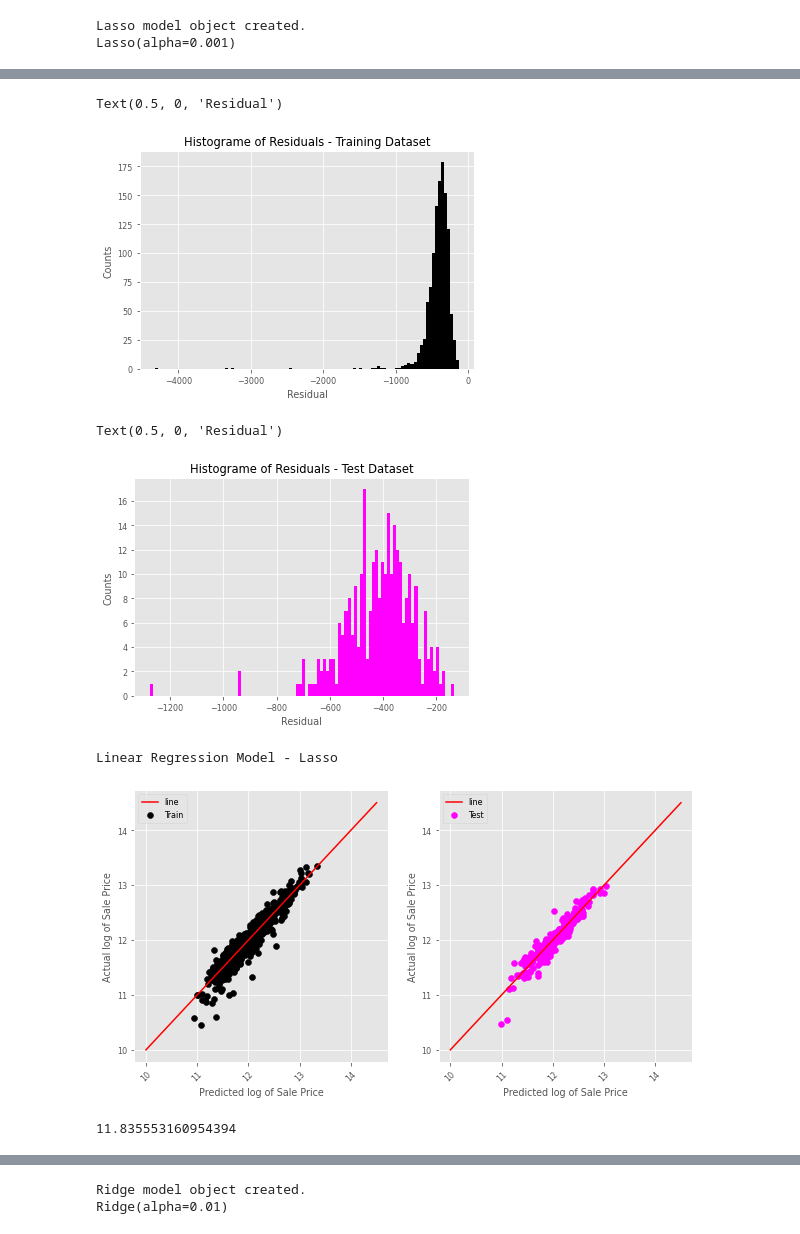
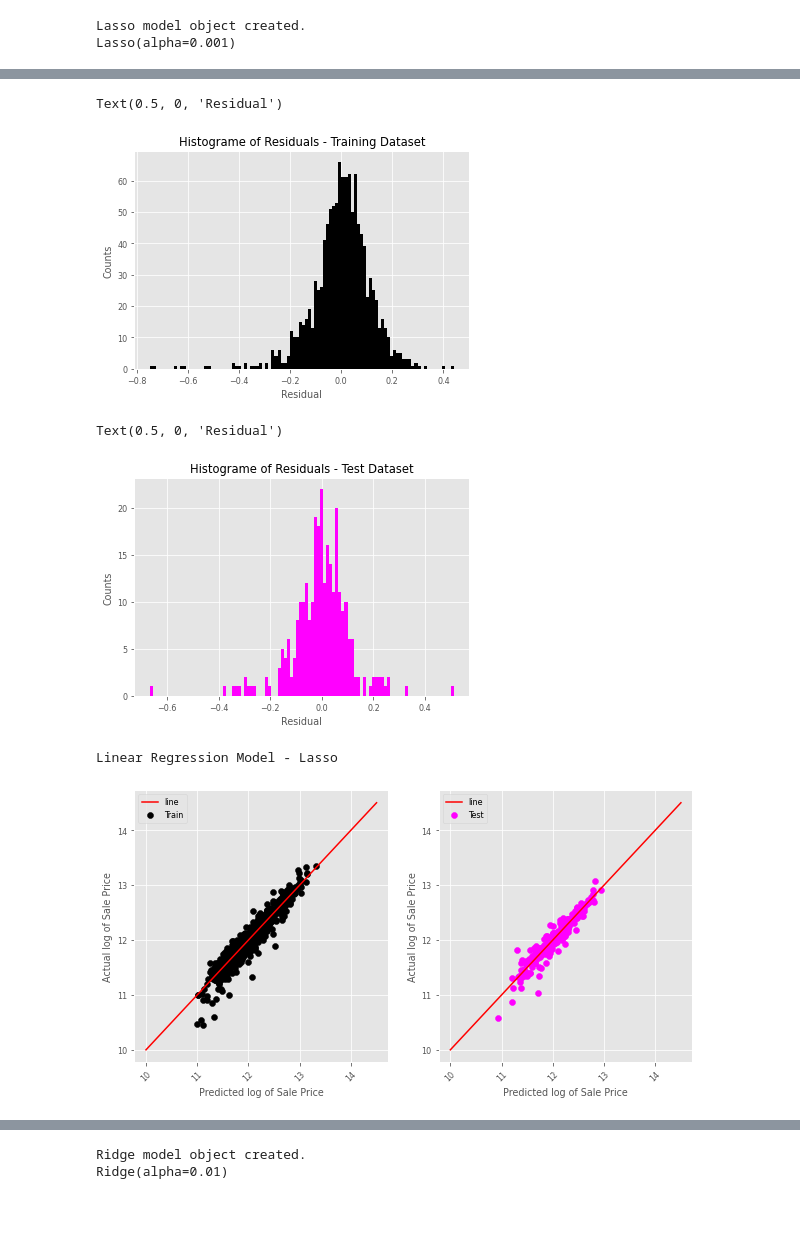
Before and after one commit to flyingcape/Ames_Iowa_HousePrices_Regression, a Jupyter notebook: ML_Project_LinearModels.ipynb, the cells around one changed output, grey strips where cells are left out. Drawn from its saved outputs; the diff is of its cells as text; code cells hidden in the pictures.

```diff
--- a/ML_Project_LinearModels.ipynb
+++ b/ML_Project_LinearModels.ipynb
@@ -387,7 +385,7 @@ def get_lasso_model(X, Y):
     lasso_gs.set_params(normalize=False)
 
     params = {
-        "alpha": [0.001, 0.002, 0.003, 0.004, 0.005, 0.007, 0.01]
+        "alpha": [0.001, 0.002, 0.003, 0.004, 0.005, 0.006, 0.007, 0.008, 0.009, 0.01]
     }
 
     gs = GridSearchCV(lasso_gs, params, scoring = 'r2', cv=skfold)
@@ -591,25 +606,25 @@ RMSE: $ 19293.257030216177
 # %%
-residuals_train = get_residuals(lasso_model, X_train, y_train)
+residuals_train = get_residuals(lasso_model, X_train_scaled, y_train)
 plt.hist(residuals_train, 100, facecolor = 'black');
 plt.title('Histograme of Residuals - Training Dataset')
 plt.ylabel('Counts')
 plt.xlabel('Residual')
 # %% [output]
 Text(0.5, 0, 'Residual')
-[figure, old version]
+[figure, new version]
 # %%
-residuals_test = get_residuals(lasso_model, X_test, y_test)
+residuals_test = get_residuals(lasso_model, X_test_scaled, y_test)
 plt.hist(residuals_test, 100, facecolor = 'magenta');
 plt.title('Histograme of Residuals - Test Dataset')
 plt.ylabel('Counts')
 plt.xlabel('Residual')
 # %% [output]
 Text(0.5, 0, 'Residual')
-[figure, old version]
+[figure, new version]
 # %%
 print('Linear Regression Model - Lasso');
 plot_the_model(lasso_model, X_train_scaled, y_train, X_test_scaled, y_test)
 # %% [output]
 Linear Regression Model - Lasso
-[figure, old version]
+[figure, new version]
 # %%
@@ -650,4 +632,0 @@ rmse_dollars_test.append(rmse_dollars_test_temp)
-# %%
-lasso_model.intercept_
-# %% [output]
-11.835553160954394
```
Also changed, not shown: parts of 58 cells of this notebook, 2 other files.
